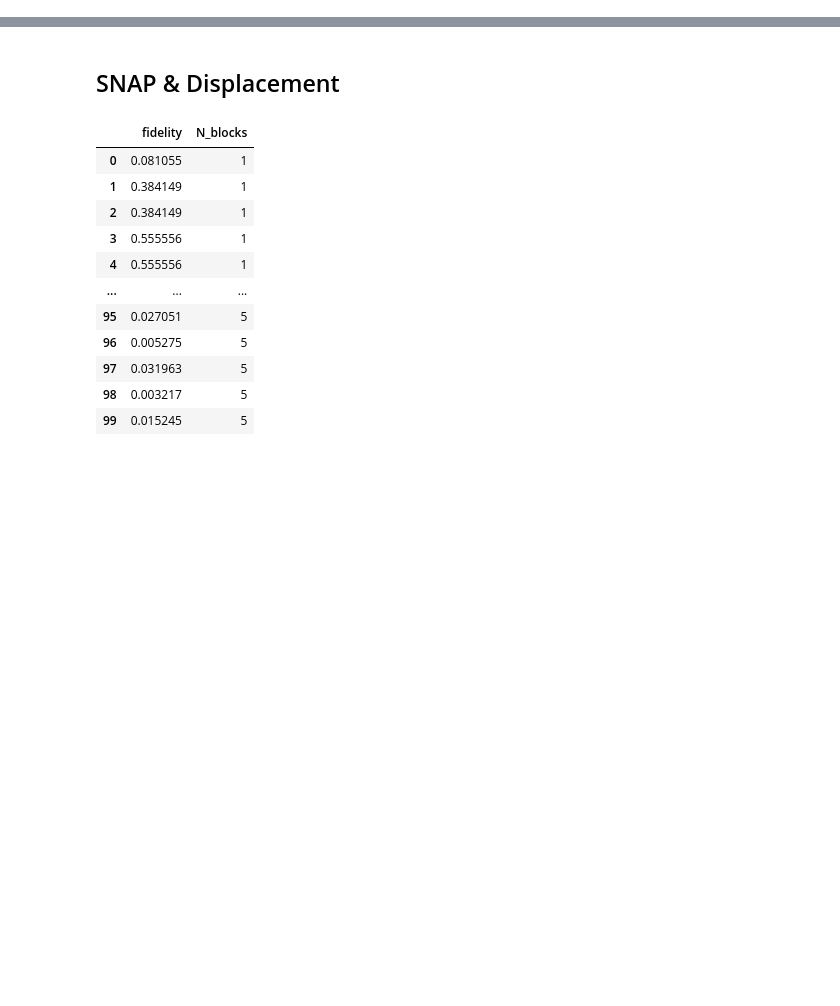
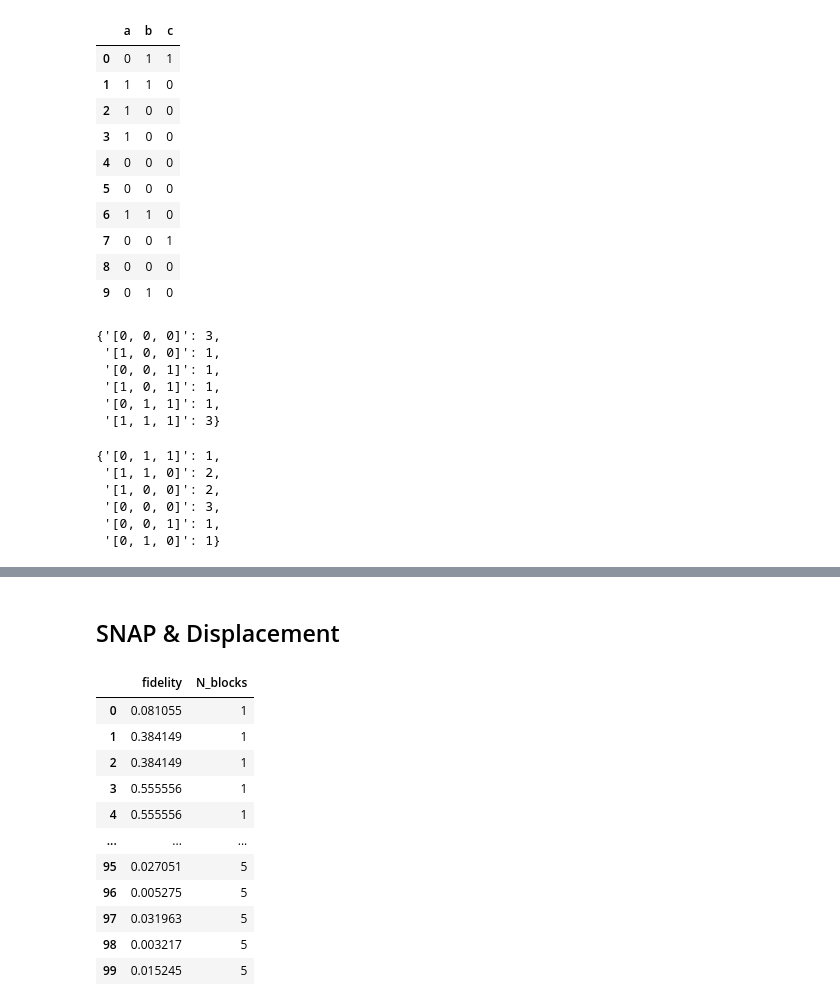
Before and after one commit to AndreaMaestri18/Opt3DQalgs, a Jupyter notebook: BTgates/src/plots_and_analysis/state_dependency_x_5photons.ipynb, the cells around one changed output, grey strips where cells are left out. Cells and saved outputs as stored; diff of their text form; code cells hidden in the pictures; blank space fills up the shorter version.

```diff
--- a/BTgates/src/plots_and_analysis/state_dependency_x_5photons.ipynb
+++ b/BTgates/src/plots_and_analysis/state_dependency_x_5photons.ipynb
@@ -4,0 +23,14 @@ import seaborn as sns
+# %%
+df1
+# %% [output]
+|  | a | b | c |
+| 0 | 0 | 1 | 1 |
+| 1 | 1 | 1 | 0 |
+| 2 | 1 | 0 | 0 |
+| 3 | 1 | 0 | 0 |
+| 4 | 0 | 0 | 0 |
+| 5 | 0 | 0 | 0 |
+| 6 | 1 | 1 | 0 |
+| 7 | 0 | 0 | 1 |
+| 8 | 0 | 0 | 0 |
+| 9 | 0 | 1 | 0 |
@@ -4,0 +47,9 @@ import seaborn as sns
+# %%
+dict
+# %% [output]
+{'[0, 0, 0]': 3,
+ '[1, 0, 0]': 1,
+ '[0, 0, 1]': 1,
+ '[1, 0, 1]': 1,
+ '[0, 1, 1]': 1,
+ '[1, 1, 1]': 3}
@@ -4,0 +63,9 @@ import seaborn as sns
+# %%
+dict2
+# %% [output]
+{'[0, 1, 1]': 1,
+ '[1, 1, 0]': 2,
+ '[1, 0, 0]': 2,
+ '[0, 0, 0]': 3,
+ '[0, 0, 1]': 1,
+ '[0, 1, 0]': 1}
```
Also changed, not shown: parts of 7 cells of this notebook, 3 other files.
